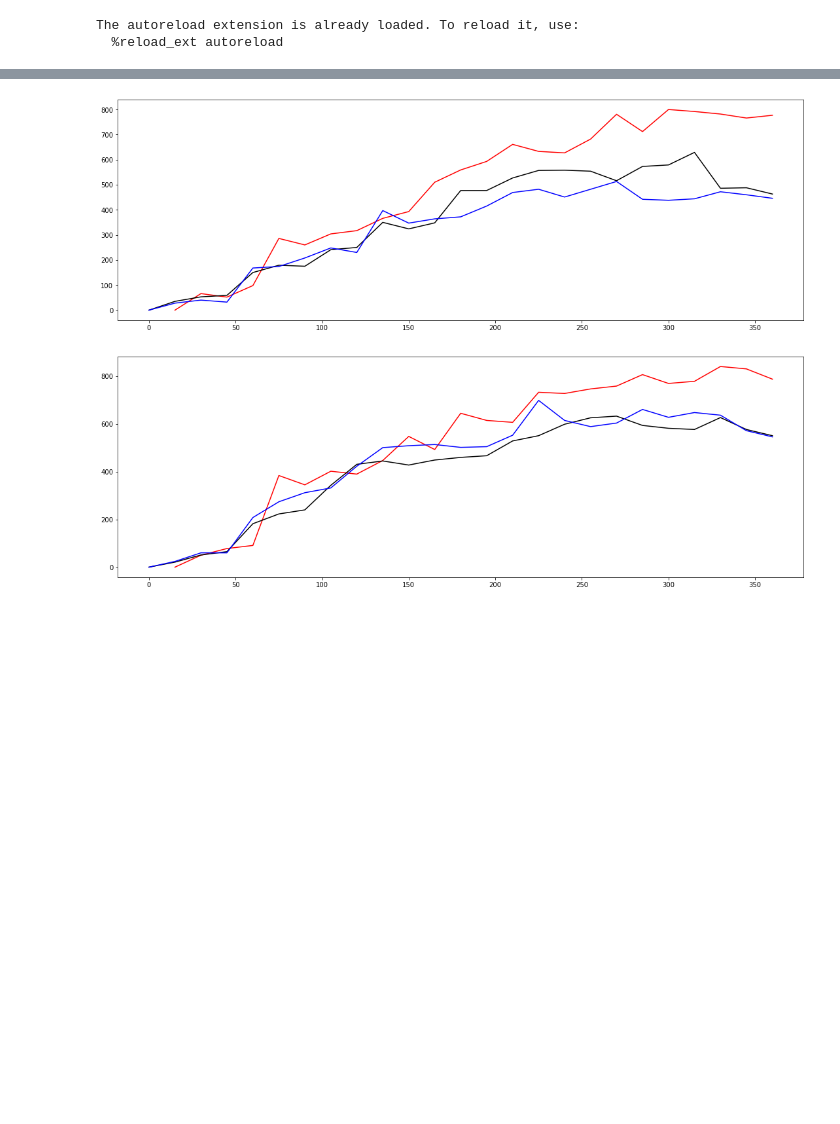
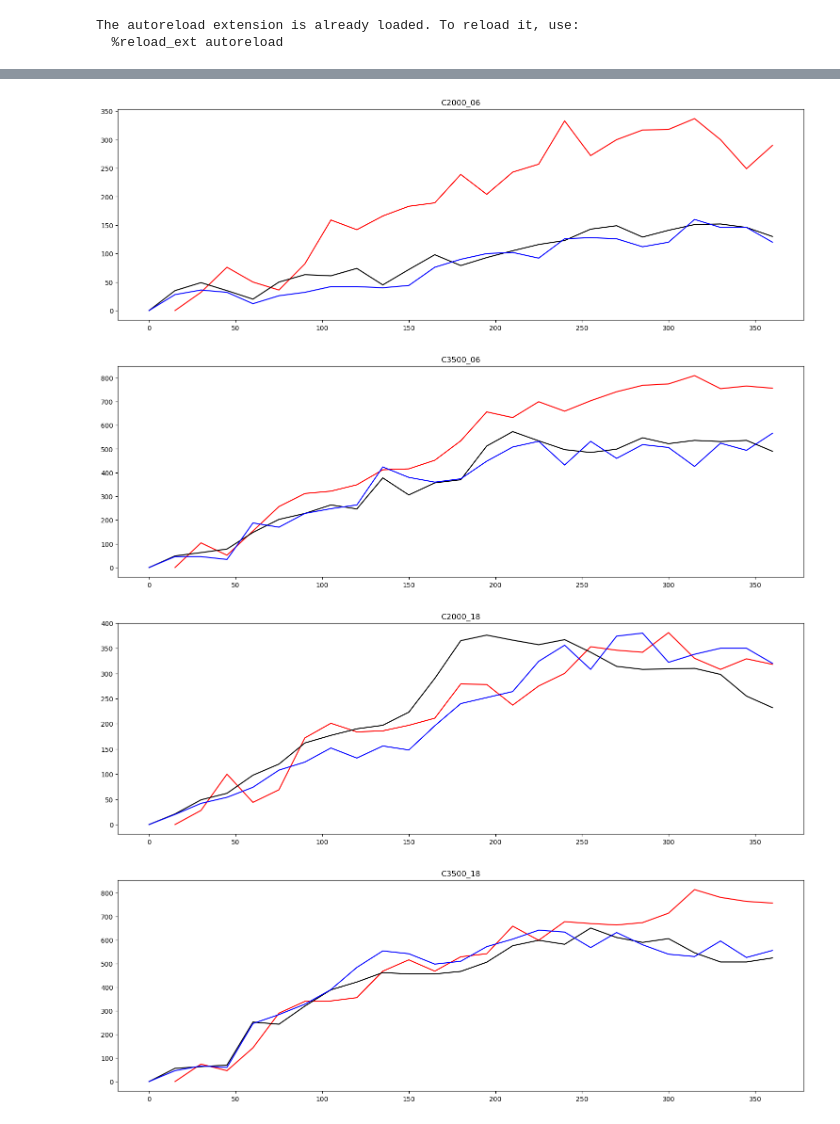
Before and after one commit to louiswicker/CAM_analysis_tools, a Jupyter notebook: ideal_cases/plot_objects.ipynb, the cells around one changed output, grey strips where cells are left out. Saved outputs shown, nothing was run; the diff lists cells and outputs as text; code cells hidden in the pictures; blank space fills up the shorter version.

```diff
--- a/ideal_cases/plot_objects.ipynb
+++ b/ideal_cases/plot_objects.ipynb
@@ -35,7 +40,7 @@ out_dir = "/work/wicker/Odin_scr/solo"
 prefix  = {"solo": "squall_3km", "wrf": "squall_3km", "cm1": "squall_3km"}
 
 allcape = ("C2000","C3500")
-allshear = ("06", "12", "18")
+allshear = ("06", "18")
 
 solo = {}
 cm1  = {}
@@ -47,7 +52,7 @@ for shear in allshear:
         label = "%s_%s" % (cape, shear)
 
         solo_file = str(os.path.join(in_dir, "%s_%s" % (prefix['solo'], label)))
-        solo[label] = getobjdata(solo_file, filename='atmos_hifreq.nc', model_type='fv3_solo')
+        solo[label] = getobjdata(solo_file, model_type='fv3_solo')
 
         wrf_file = str(os.path.join("/work/wicker/WRF/WRF/test/em_quarter_ss", "%s_%s" % (prefix['wrf'], label)))
         wrf[label] = getobjdata(wrf_file, model_type='wrf')
@@ -101,36 +106,40 @@ def countobj(data, label, cref_thresh = 35., w_thresh=5.):
 
         fcount.append(np.sum(f_mask > 0))
 
     return fcount
 
 #-----------------------------
-allcape = ("C3500",)
+allcape = ("C2000","C3500",)
 allshear = ("06","18")
 
 for shear in allshear:
     for cape in allcape:
 
         fig, ax = plt.subplots(1,1, constrained_layout=True,figsize=(15,5))
 
         label = "%s_%s" % (cape, shear)
 
         scount = countobj(solo, label)
         wcount = countobj(wrf, label)
         ccount = countobj(cm1, label)
 
         ntimes = 15+15*np.arange(len(scount))
 
         ax.plot(ntimes, scount, color='r', label='FV3_SOLO')
 
         ntimes = 15*np.arange(len(wcount))
 
         ax.plot(ntimes, wcount, color='k', label='WRF')
         ax.plot(ntimes, ccount, color='b', label='CM1')
 
+        plt.title(label)
+
         plt.show()
 # %% [output]
-[figure, old version]
+[figure, new version]
-[figure, old version]
+[figure, new version]
+[figure, added]
+[figure, added]
 # %%
 # Just read stuff back in...
 
```
Also changed, not shown: parts of 3 cells of this notebook, 7 other files.
